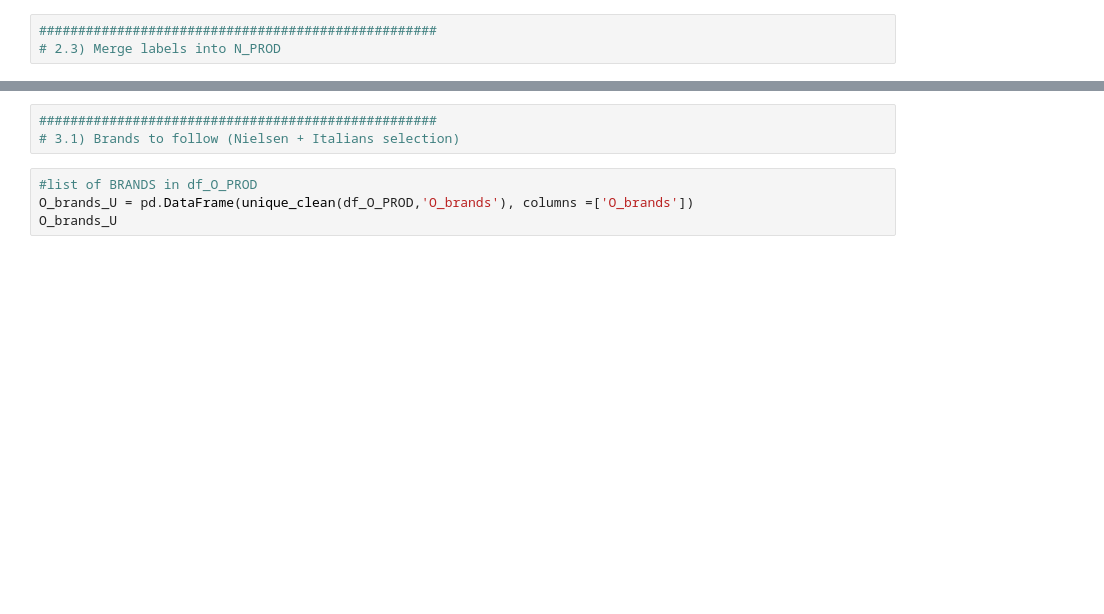
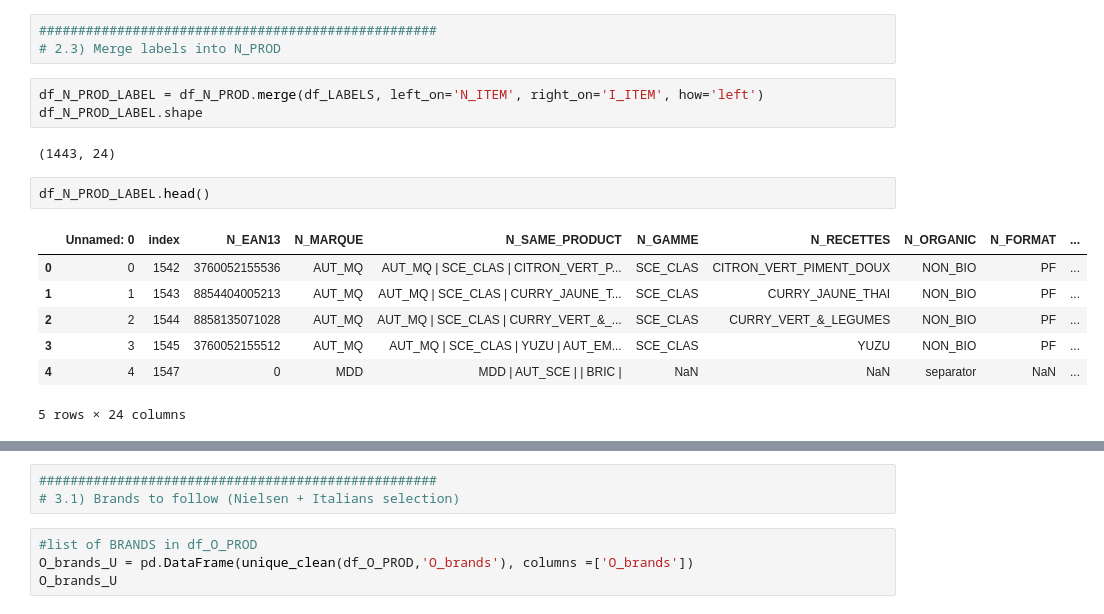
Before and after one commit to alex-toy/italians_do_it_better, a Jupyter notebook: M_MERGE/PRODUCT_TRAINING_DATA_O_N.ipynb, the cells around one changed output, grey strips where cells are left out. Drawn from its saved outputs; the diff is of its cells as text; blank space fills up the shorter version.

```diff
--- a/M_MERGE/PRODUCT_TRAINING_DATA_O_N.ipynb
+++ b/M_MERGE/PRODUCT_TRAINING_DATA_O_N.ipynb
@@ -134,3 +218,18 @@ df_LABELS=df_I_PROD[['EAN13','CATEGORIE PRODUIT']]
 # %%
 ###################################################
 # 2.3) Merge labels into N_PROD
+# %%
+df_N_PROD_LABEL = df_N_PROD.merge(df_LABELS, left_on='N_ITEM', right_on='I_ITEM', how='left')
+df_N_PROD_LABEL.shape
+# %% [output]
+(1443, 24)
+# %%
+df_N_PROD_LABEL.head()
+# %% [output]
+|  | Unnamed: 0 | index | N_EAN13 | N_MARQUE | N_SAME_PRODUCT | N_GAMME | N_RECETTES | N_ORGANIC | N_FORMAT | ... |
+| 0 | 0 | 1542 | 3760052155536 | AUT_MQ | AUT_MQ | SCE_CLAS | CITRON_VERT_P... | SCE_CLAS | CITRON_VERT_PIMENT_DOUX | NON_BIO | PF | ... |
+| 1 | 1 | 1543 | 8854404005213 | AUT_MQ | AUT_MQ | SCE_CLAS | CURRY_JAUNE_T... | SCE_CLAS | CURRY_JAUNE_THAI | NON_BIO | PF | ... |
+| 2 | 2 | 1544 | 8858135071028 | AUT_MQ | AUT_MQ | SCE_CLAS | CURRY_VERT_&_... | SCE_CLAS | CURRY_VERT_&_LEGUMES | NON_BIO | PF | ... |
+| 3 | 3 | 1545 | 3760052155512 | AUT_MQ | AUT_MQ | SCE_CLAS | YUZU | AUT_EM... | SCE_CLAS | YUZU | NON_BIO | PF | ... |
+| 4 | 4 | 1547 | 0 | MDD | MDD | AUT_SCE | | BRIC | | NaN | NaN | separator | NaN | ... |
+5 rows × 24 columns
```
Also changed, not shown: parts of 15 cells of this notebook, 3 other files.
